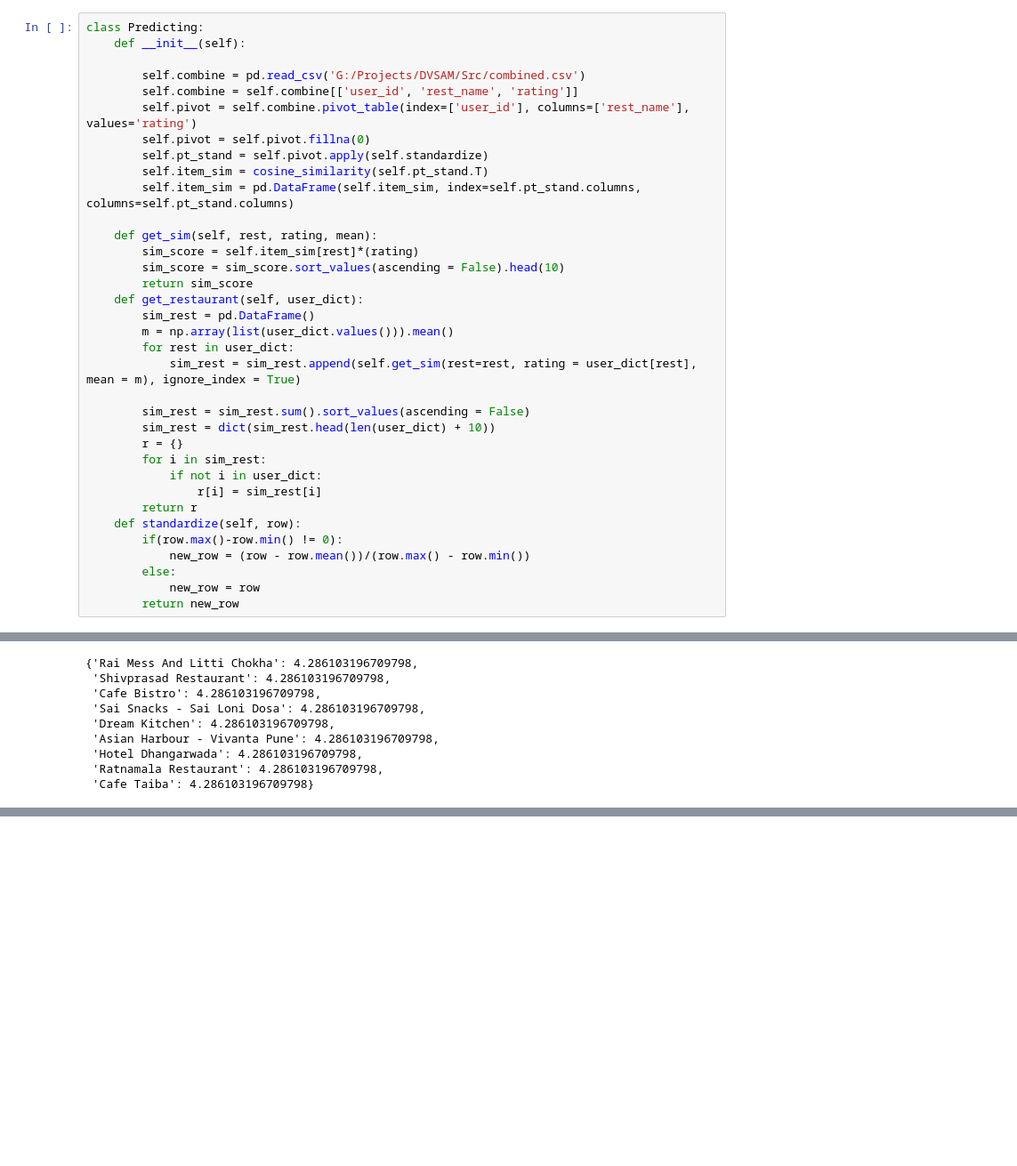
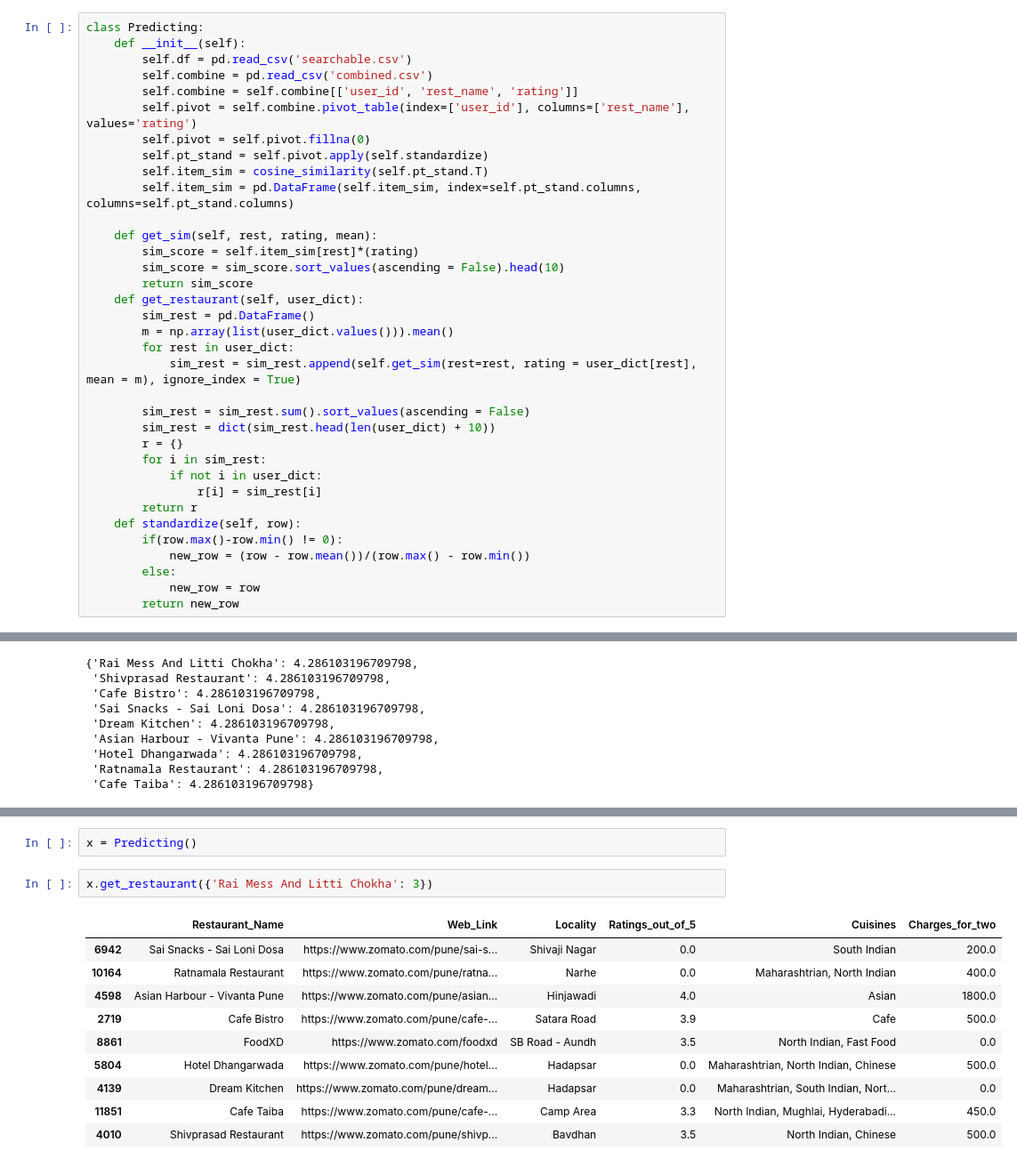
Before and after one commit to Ganu3010/DVSAM, a Jupyter notebook: Src/Saving Again.ipynb, the cells around one changed output, grey strips where cells are left out. Shown at 89% size. Saved outputs shown, nothing was run; the diff lists cells and outputs as text; blank space fills up the shorter version.

```diff
--- a/Src/Saving Again.ipynb
+++ b/Src/Saving Again.ipynb
@@ -146,8 +146,8 @@ df = pd.read_csv('combined.csv')
 # %%
 class Predicting:
     def __init__(self):
-
-        self.combine = pd.read_csv('G:/Projects/DVSAM/Src/combined.csv')
+        self.df = pd.read_csv('searchable.csv')
+        self.combine = pd.read_csv('combined.csv')
         self.combine = self.combine[['user_id', 'rest_name', 'rating']]
         self.pivot = self.combine.pivot_table(index=['user_id'], columns=['rest_name'], values='rating')
         self.pivot = self.pivot.fillna(0)
@@ -229,0 +277,15 @@ x.get_restaurant(t)
+# %%
+x = Predicting()
+# %%
+x.get_restaurant({'Rai Mess And Litti Chokha': 3})
+# %% [output]
+|  | Restaurant_Name | Web_Link | Locality | Ratings_out_of_5 | Cuisines | Charges_for_two |
+| 6942 | Sai Snacks - Sai Loni Dosa | https://www.zomato.com/pune/sai-s... | Shivaji Nagar | 0.0 | South Indian | 200.0 |
+| 10164 | Ratnamala Restaurant | https://www.zomato.com/pune/ratna... | Narhe | 0.0 | Maharashtrian, North Indian | 400.0 |
+| 4598 | Asian Harbour - Vivanta Pune | https://www.zomato.com/pune/asian... | Hinjawadi | 4.0 | Asian | 1800.0 |
+| 2719 | Cafe Bistro | https://www.zomato.com/pune/cafe-... | Satara Road | 3.9 | Cafe | 500.0 |
+| 8861 | FoodXD | https://www.zomato.com/foodxd | SB Road - Aundh | 3.5 | North Indian, Fast Food | 0.0 |
+| 5804 | Hotel Dhangarwada | https://www.zomato.com/pune/hotel... | Hadapsar | 0.0 | Maharashtrian, North Indian, Chinese | 500.0 |
+| 4139 | Dream Kitchen | https://www.zomato.com/pune/dream... | Hadapsar | 0.0 | Maharashtrian, South Indian, Nort... | 0.0 |
+| 11851 | Cafe Taiba | https://www.zomato.com/pune/cafe-... | Camp Area | 3.3 | North Indian, Mughlai, Hyderabadi... | 450.0 |
+| 4010 | Shivprasad Restaurant | https://www.zomato.com/pune/shivp... | Bavdhan | 3.5 | North Indian, Chinese | 500.0 |
```
Also changed, not shown: parts of 2 cells of this notebook, 3 other files.
